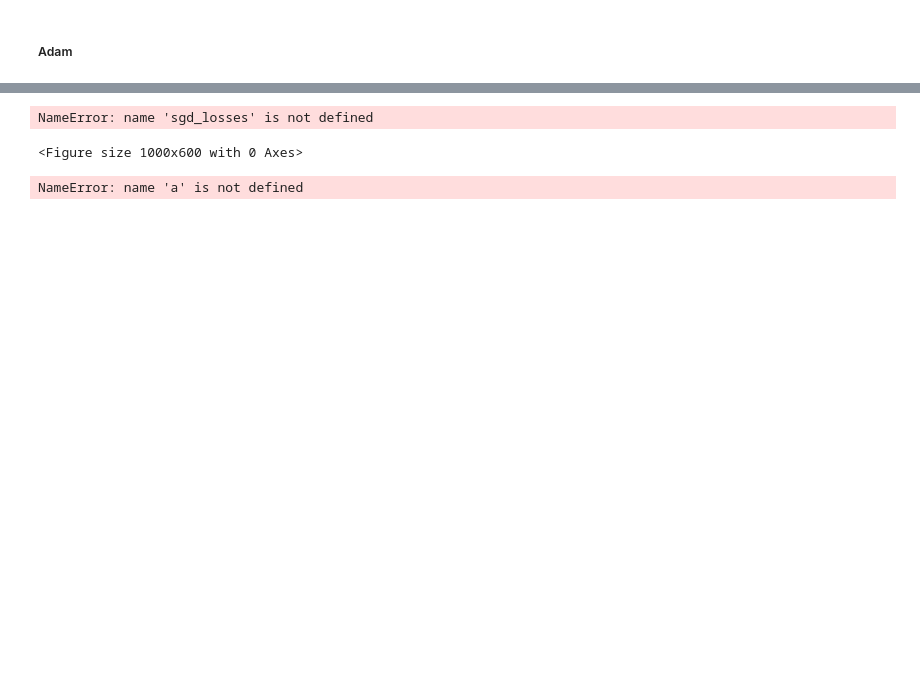
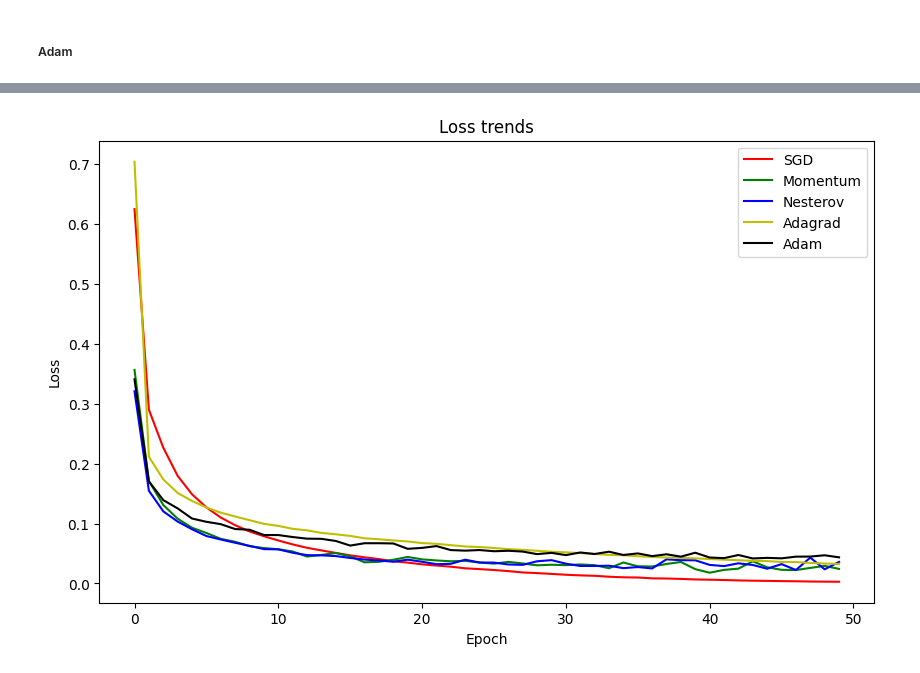
Before and after one commit to DivyanshuBhoyar/ml-study, a Jupyter notebook: grad-descent/opt.ipynb, the cells around one changed output, grey strips where cells are left out. Drawn from its saved outputs; the diff is of its cells as text; code cells hidden in the pictures; blank space fills up the shorter version.

```diff
--- a/grad-descent/opt.ipynb
+++ b/grad-descent/opt.ipynb
@@ -27,7 +27,7 @@ class ClassifierNN(nn.Module):
         return F.log_softmax(self.ly3(x), dim=1)
 
 
-EPOCHS = 70
+EPOCHS = 50
 criterion = nn.NLLLoss()
 # %%
 def train(model, optimizer, log_title=""):
@@ -126,6 +126,6 @@ Nesterov @ epoch 70 :: loss = 0.03772234205964474
 ##### Adagrad
 # %%
 model = ClassifierNN()
-optimizer = optim.Adagrad(model.parameters(), lr=0.03, eps=1e-8 )
+optimizer = optim.Adagrad(model.parameters(), lr=0.08, eps=1e-8 )
 adgd_losses = train(model, optimizer, "Adagrad")
 # %% [output]
@@ -174,6 +174,6 @@ RMSProp @ epoch 70 :: loss = 2.3040435911495805
 ##### Adam
 # %%
 model = ClassifierNN()
-optimizer = optim.Adam(model.parameters(), lr=0.03, betas=(0.9, 0.998))
+optimizer = optim.Adam(model.parameters(), lr=0.003, betas=(0.9, 0.999))
 adam_losses = train(model, optimizer, "Adam")
 # %% [output]
@@ -197,29 +197,19 @@ Adam @ epoch 70 :: loss = 1.1372737876896157
 # %%
 import matplotlib.pyplot as plt
 
 plt.figure(figsize=(10,6))
 plt.plot(sgd_losses, label='SGD', color='r')
 plt.plot(mtm_losses, label='Momentum', color='g')
 plt.plot(nestv_losses, label='Nesterov', color='b')
 plt.plot(adgd_losses, label='Adagrad', color='y')
-plt.plot(rms_losses, label='RMSProp', color='m')
+# plt.plot(rms_losses, label='RMSProp', color='m')
 plt.plot(adam_losses, label='Adam', color='k')
 
 plt.title('Loss trends')
 plt.xlabel('Epoch')
 plt.ylabel('Loss')
 
 plt.legend()
 plt.show()
 # %% [output]
-NameError: name 'sgd_losses' is not defined
-<Figure size 1000x600 with 0 Axes>
+[figure, added]
-# %%
-import numpy as np
-
-keep_prob = 0.8   # 0 <= keep_prob <= 1
-l = 3  # this code is only for layer 3
-# the generated number that are less than 0.8 will be dropped. 80% stay, 20% dropped
-d3 = np.random.rand(a[l].shape[0], a[l].shape[1]) < keep_prob
-# %% [output]
-NameError: name 'a' is not defined
```
Also changed, not shown: parts of 6 cells of this notebook, 16 other files.
